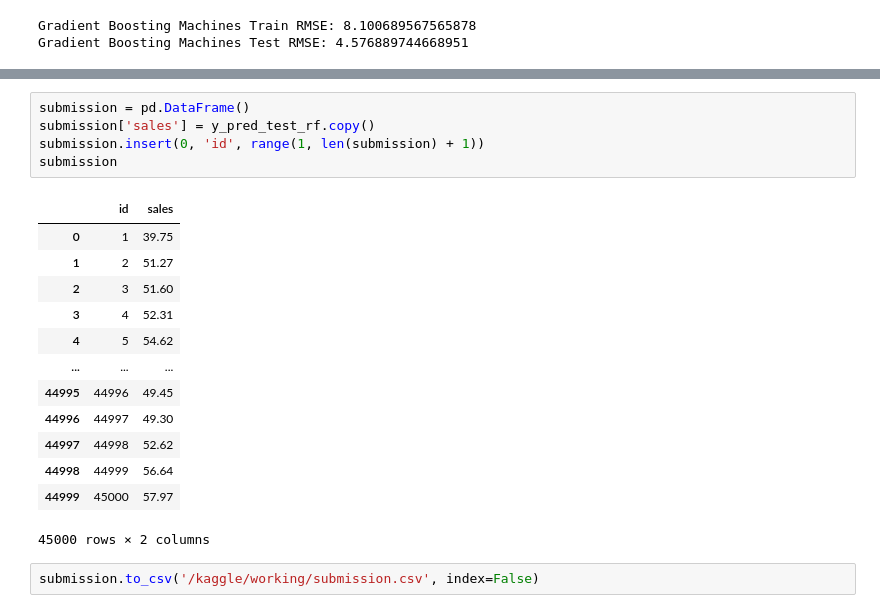
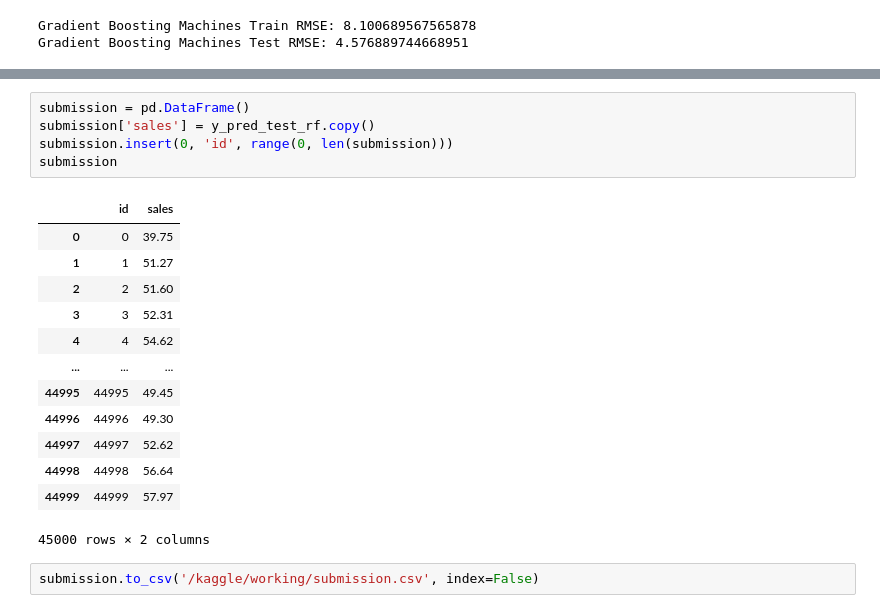
Before and after one commit to ewerton-andrade/DataScienceEvolution, a Jupyter notebook: notebook4adeb63ab9.ipynb, the cells around one changed output, grey strips where cells are left out. Drawn from its saved outputs; the diff is of its cells as text.

```diff
--- a/notebook4adeb63ab9.ipynb
+++ b/notebook4adeb63ab9.ipynb
@@ -418,21 +434,21 @@ Gradient Boosting Machines Test RMSE: 4.576889744668951
 # %%
 submission = pd.DataFrame()
 submission['sales'] = y_pred_test_rf.copy()
-submission.insert(0, 'id', range(1, len(submission) + 1))
+submission.insert(0, 'id', range(0, len(submission)))
 submission
 # %% [output]
 |  | id | sales |
-| 0 | 1 | 39.75 |
-| 1 | 2 | 51.27 |
-| 2 | 3 | 51.60 |
-| 3 | 4 | 52.31 |
-| 4 | 5 | 54.62 |
+| 0 | 0 | 39.75 |
+| 1 | 1 | 51.27 |
+| 2 | 2 | 51.60 |
+| 3 | 3 | 52.31 |
+| 4 | 4 | 54.62 |
 | ... | ... | ... |
-| 44995 | 44996 | 49.45 |
-| 44996 | 44997 | 49.30 |
-| 44997 | 44998 | 52.62 |
-| 44998 | 44999 | 56.64 |
-| 44999 | 45000 | 57.97 |
+| 44995 | 44995 | 49.45 |
+| 44996 | 44996 | 49.30 |
+| 44997 | 44997 | 52.62 |
+| 44998 | 44998 | 56.64 |
+| 44999 | 44999 | 57.97 |
 45000 rows × 2 columns
 # %%
 submission.to_csv('/kaggle/working/submission.csv', index=False)
```
Also changed, not shown: parts of 1 cell of this notebook.
